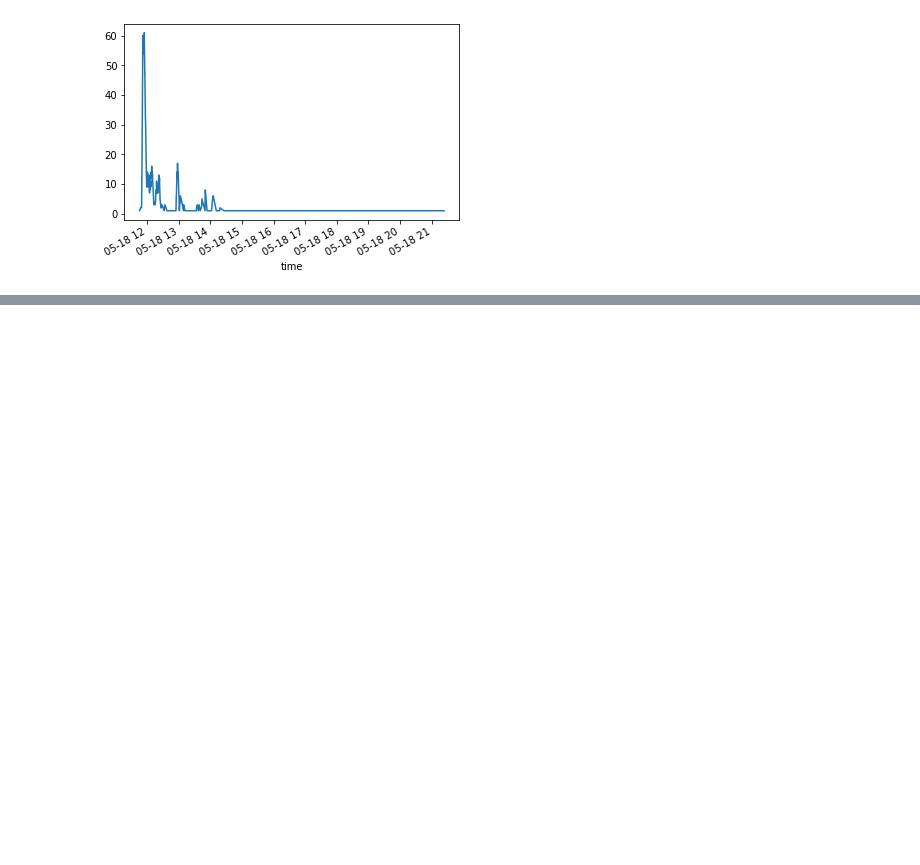
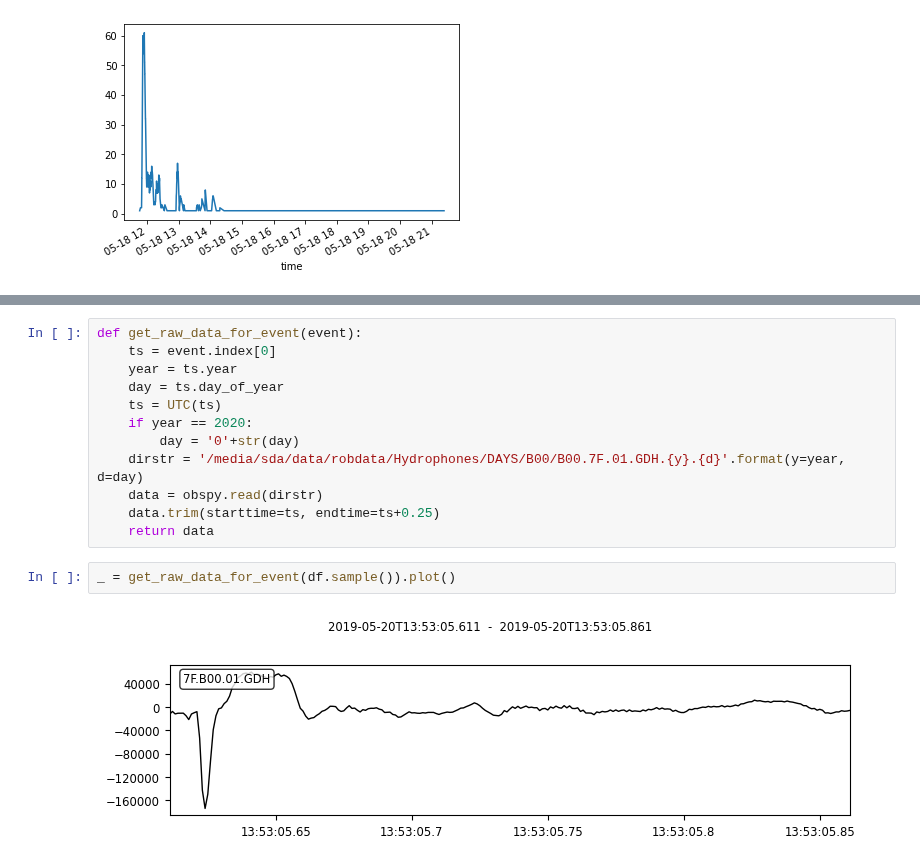
Before and after one commit to SerpRateAI/boreholeAcoustics, a Jupyter notebook: RESULTS-BA1B.ipynb, the cells around one changed output, grey strips where cells are left out. Drawn from its saved outputs; the diff is of its cells as text; blank space fills up the shorter version.

```diff
--- a/RESULTS-BA1B.ipynb
+++ b/RESULTS-BA1B.ipynb
@@ -108,0 +154,16 @@ df.truncate(start, end).rolling(window='2min').sum()['ones'].plot()
+# %%
+def get_raw_data_for_event(event):
+    ts = event.index[0]
+    year = ts.year
+    day = ts.day_of_year
+    ts = UTC(ts)
+    if year == 2020:
+        day = '0'+str(day)
+    dirstr = '/media/sda/data/robdata/Hydrophones/DAYS/B00/B00.7F.01.GDH.{y}.{d}'.format(y=year, d=day)
+    data = obspy.read(dirstr)
+    data.trim(starttime=ts, endtime=ts+0.25)
+    return data
+# %%
+_ = get_raw_data_for_event(df.sample()).plot()
+# %% [output]
+[figure, added]
```
Also changed, not shown: parts of 4 cells of this notebook.
